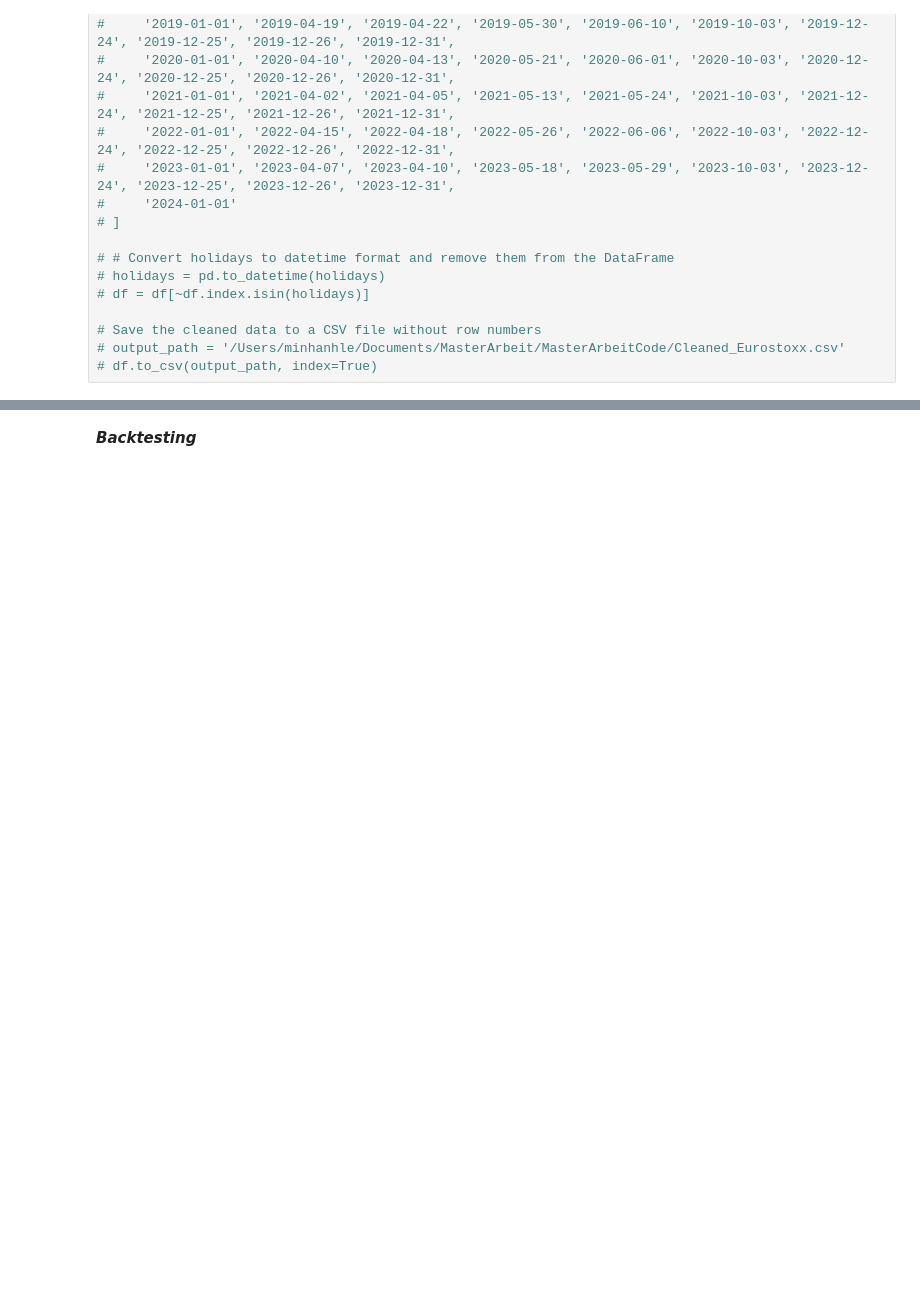
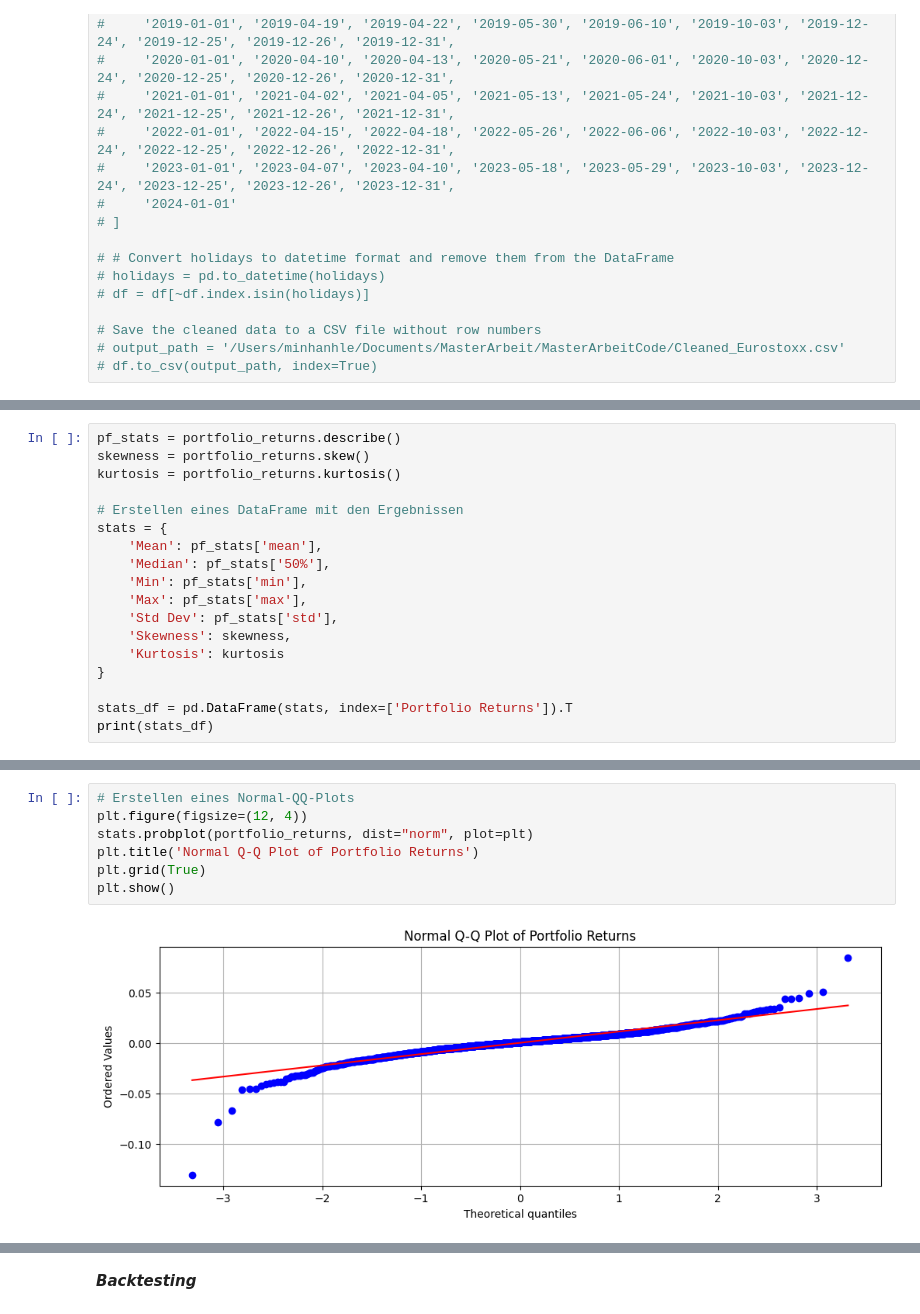
Before and after one commit to minhanhh1/MasterArbeitCode, a Jupyter notebook: SchätzungVaR.ipynb, the cells around one changed output, grey strips where cells are left out. Saved outputs shown, nothing was run; the diff lists cells and outputs as text; blank space fills up the shorter version.

Commit message:
erstes Ergebnis

```diff
--- a/SchätzungVaR.ipynb
+++ b/SchätzungVaR.ipynb
@@ -329,0 +134,18 @@ plt.show()
+# %%
+pf_stats = portfolio_returns.describe()
+skewness = portfolio_returns.skew()
+kurtosis = portfolio_returns.kurtosis()
+
+# Erstellen eines DataFrame mit den Ergebnissen
+stats = {
+    'Mean': pf_stats['mean'],
+    'Median': pf_stats['50%'],
+    'Min': pf_stats['min'],
+    'Max': pf_stats['max'],
+    'Std Dev': pf_stats['std'],
+    'Skewness': skewness,
+    'Kurtosis': kurtosis
+}
+
+stats_df = pd.DataFrame(stats, index=['Portfolio Returns']).T
+print(stats_df)
@@ -329,0 +211,9 @@ plt.show()
+# %%
+# Erstellen eines Normal-QQ-Plots
+plt.figure(figsize=(12, 4))
+stats.probplot(portfolio_returns, dist="norm", plot=plt)
+plt.title('Normal Q-Q Plot of Portfolio Returns')
+plt.grid(True)
+plt.show()
+# %% [output]
+[figure, added]
```
Also changed, not shown: parts of 55 cells of this notebook, 4 other files.
